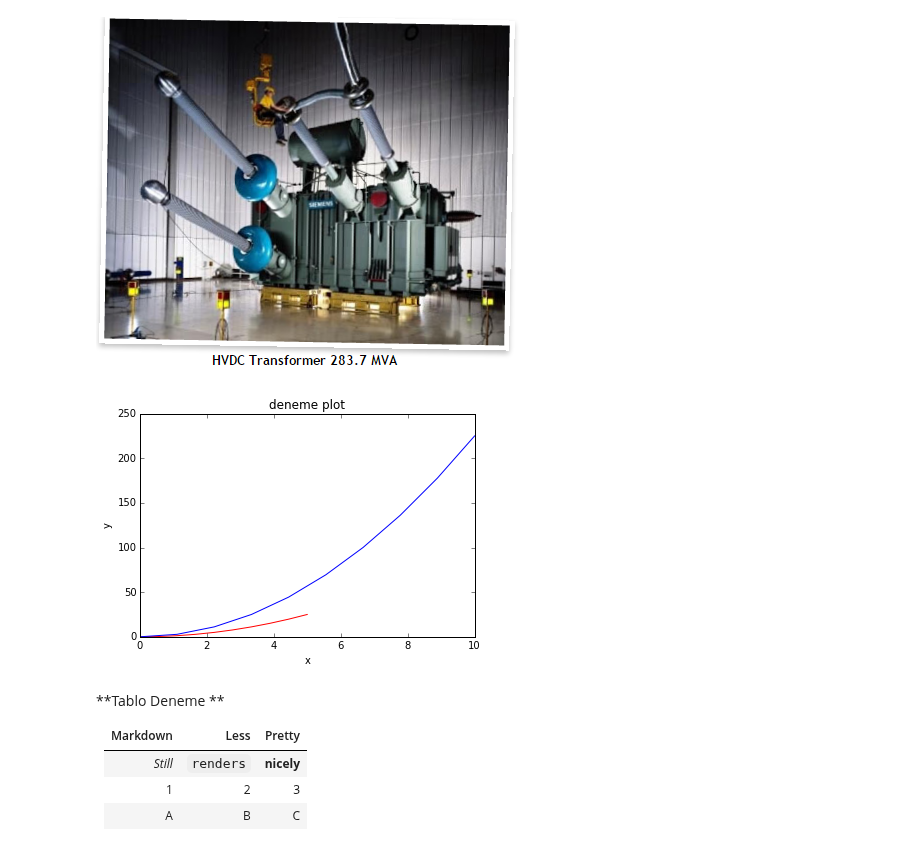
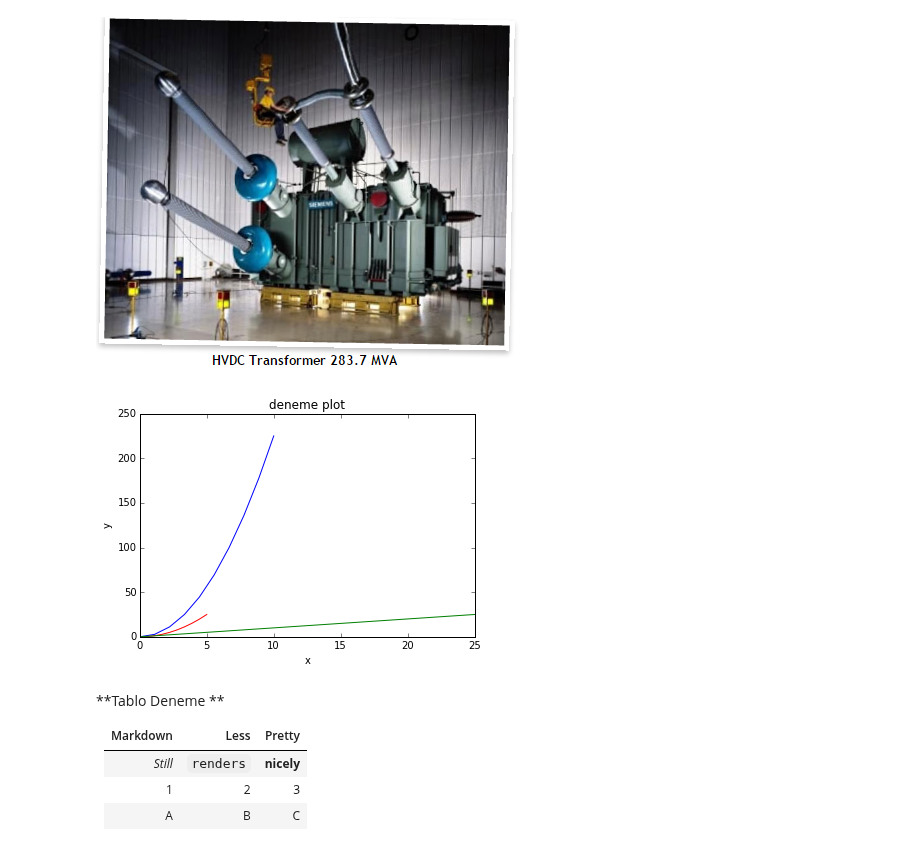
Before and after one commit to odtu/EE564, a Jupyter notebook: HVDC/berkince/Intro_Ipython_ogrenme.ipynb, the cells around one changed output. Drawn from its saved outputs; the diff is of its cells as text; code cells hidden in the pictures.

```diff
--- a/HVDC/berkince/Intro_Ipython_ogrenme.ipynb
+++ b/HVDC/berkince/Intro_Ipython_ogrenme.ipynb
@@ -35,16 +34,17 @@ Image(filename='HVDCtransformer.png')
 # %%
 #Deneme Plotting
 x = linspace(0, 5, 10)
 y = x ** 2
 
 plot(x, y, 'r')
 plot(2*x,9*y,'b')
+plot(x**2,y,'g')
 xlabel('x')
 ylabel('y')
 title('deneme plot')
 show()
 # %% [output]
-[figure, old version]
+[figure, new version]
 # %% [markdown]
 **Tablo Deneme **
 
```
